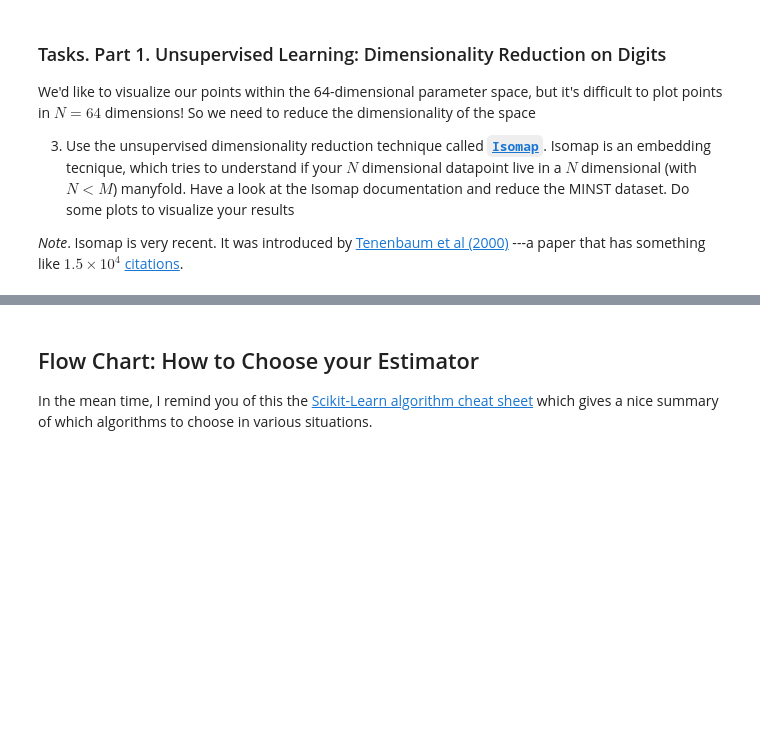
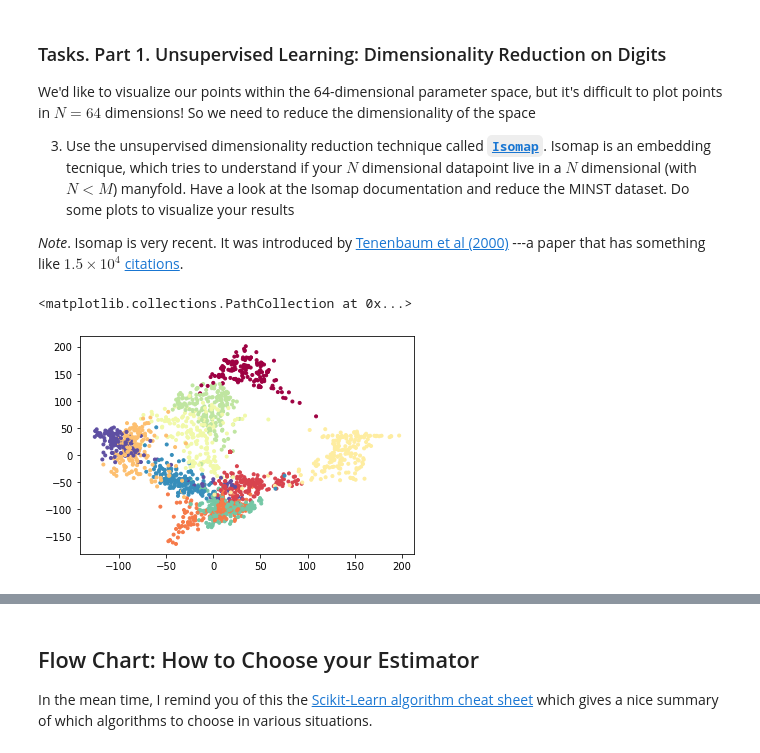
Before and after one commit to freddycch/astrostatistics_bicocca_2022, a Jupyter notebook: working/Exercises/L13 - Handwritten Digits.ipynb, the cells around one changed output, grey strips where cells are left out. Cells and saved outputs as stored; diff of their text form; code cells hidden in the pictures; blank space fills up the shorter version.

Commit message:
completed handwritten digits, found the mysterious seed with informatica forense techniques

```diff
--- a/working/Exercises/L13 - Handwritten Digits.ipynb
+++ b/working/Exercises/L13 - Handwritten Digits.ipynb
@@ -85,3 +85,25 @@ We'd like to visualize our points within the 64-dimensional parameter space, but
 3) Use the unsupervised dimensionality reduction technique called **[`Isomap`](http://scikit-learn.org/stable/modules/generated/sklearn.manifold.Isomap.html#sklearn.manifold.Isomap)**. Isomap is an embedding tecnique, which tries to understand if your $N$ dimensional datapoint live in a $N$ dimensional (with $N<M$) manyfold. Have a look at the Isomap documentation and reduce the MINST dataset.  Do some plots to visualize your results
 
 *Note*. Isomap is very recent. It was introduced by [Tenenbaum et al (2000)](https://www.science.org/doi/10.1126/science.290.5500.2319) ---a paper that has something like $1.5\times 10^4$ [citations](https://www.science.org/doi/full/10.1126/science.290.5500.2319).
+# %%
+from sklearn.manifold import Isomap
+
+def print_digit(i, digits):
+    plt.imshow(digits.images[i],cmap='binary')
+    plt.text(0.05, 0.05, str(digits.target[i]), position=(0.5,0.5), color='green', fontsize=20)
+    plt.xticks([])
+    plt.yticks([])
+
+embedding = Isomap(n_components = 2)
+np.shape(embedding)
+X = digits.data
+X_transformed = embedding.fit_transform(X)
+
+import seaborn as sns
+colors = sns.color_palette('Spectral', n_colors=10, as_cmap=True)
+
+x, y, t = X_transformed[:,1], X_transformed[:,0], digits.target[:]
+plt.scatter(x,y, c=t, cmap=colors, marker='.')
+# %% [output]
+<matplotlib.collections.PathCollection at 0x...>
+[figure, added]
```
Also changed, not shown: parts of 13 cells of this notebook.
